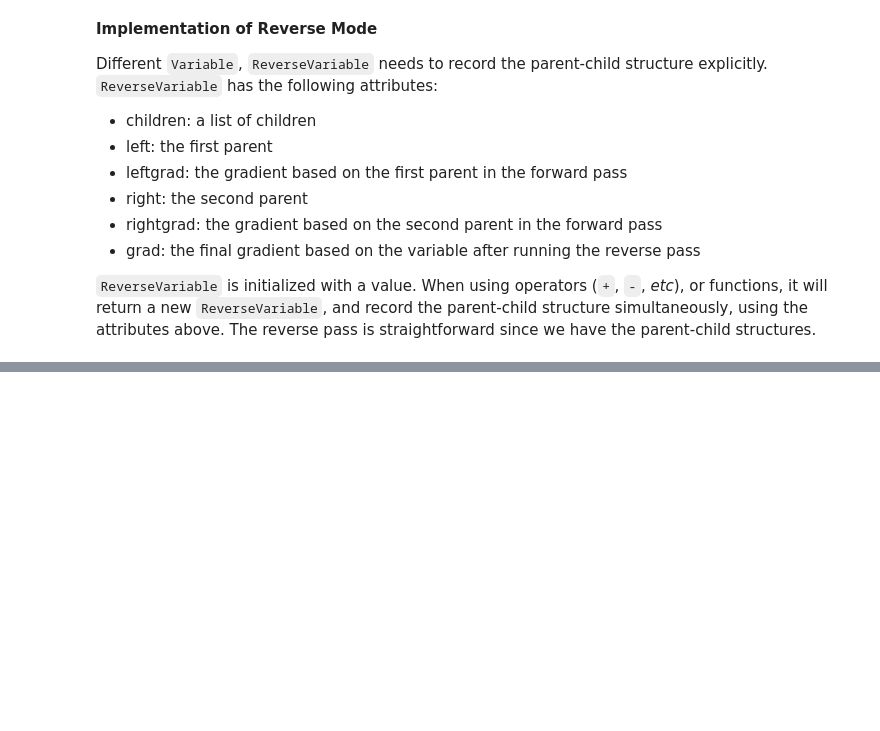
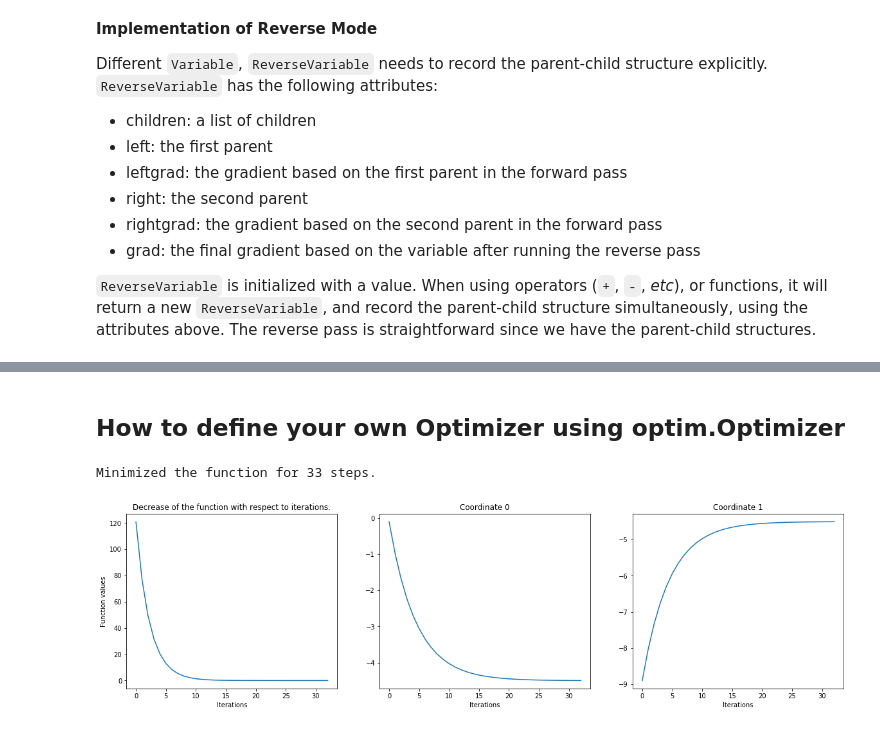
Before and after one commit to ADdictedtoCS/cs207-FinalProject, a Jupyter notebook: docs/documentation.ipynb, the cells around one changed output, grey strips where cells are left out. Cells and saved outputs as stored; diff of their text form; code cells hidden in the pictures; blank space fills up the shorter version.

```diff
--- a/docs/documentation.ipynb
+++ b/docs/documentation.ipynb
@@ -614,0 +662,20 @@ Different `Variable`, `ReverseVariable` needs to record the parent-child structu
+# %% [markdown]
+## How to define your own Optimizer using optim.Optimizer
+# %%
+#User-defined gradient descent.
+class MY_OWN_GradientDescent(optim.Optimizer):
+    def _step(self, loss):
+        self.current_point -= self.lr * loss.grad.T
+
+init_point = Variable([1, -10])
+tol = 0.0001
+lr = 0.05
+my_gd = MY_OWN_GradientDescent(lr, tol, my_loss_fn, init_point)
+
+nb_iterations = 1000
+final_point, loss, trajectory = my_gd.minimize(nb_iterations)
+
+gd.visualize(loss, trajectory)
+# %% [output]
+Minimized the function for 33 steps.
+[figure, added]
```
Also changed, not shown: parts of 17 cells of this notebook.
